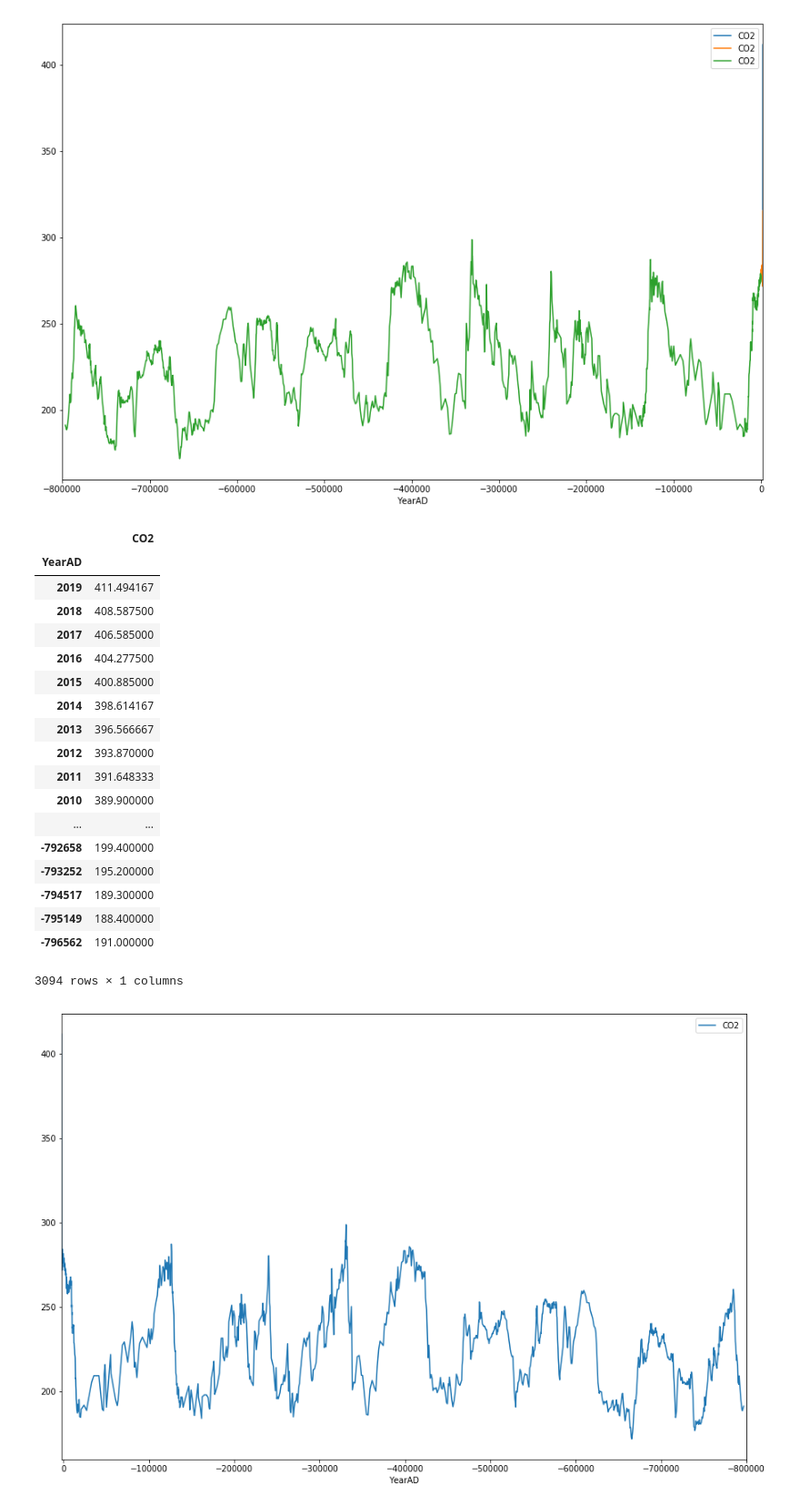
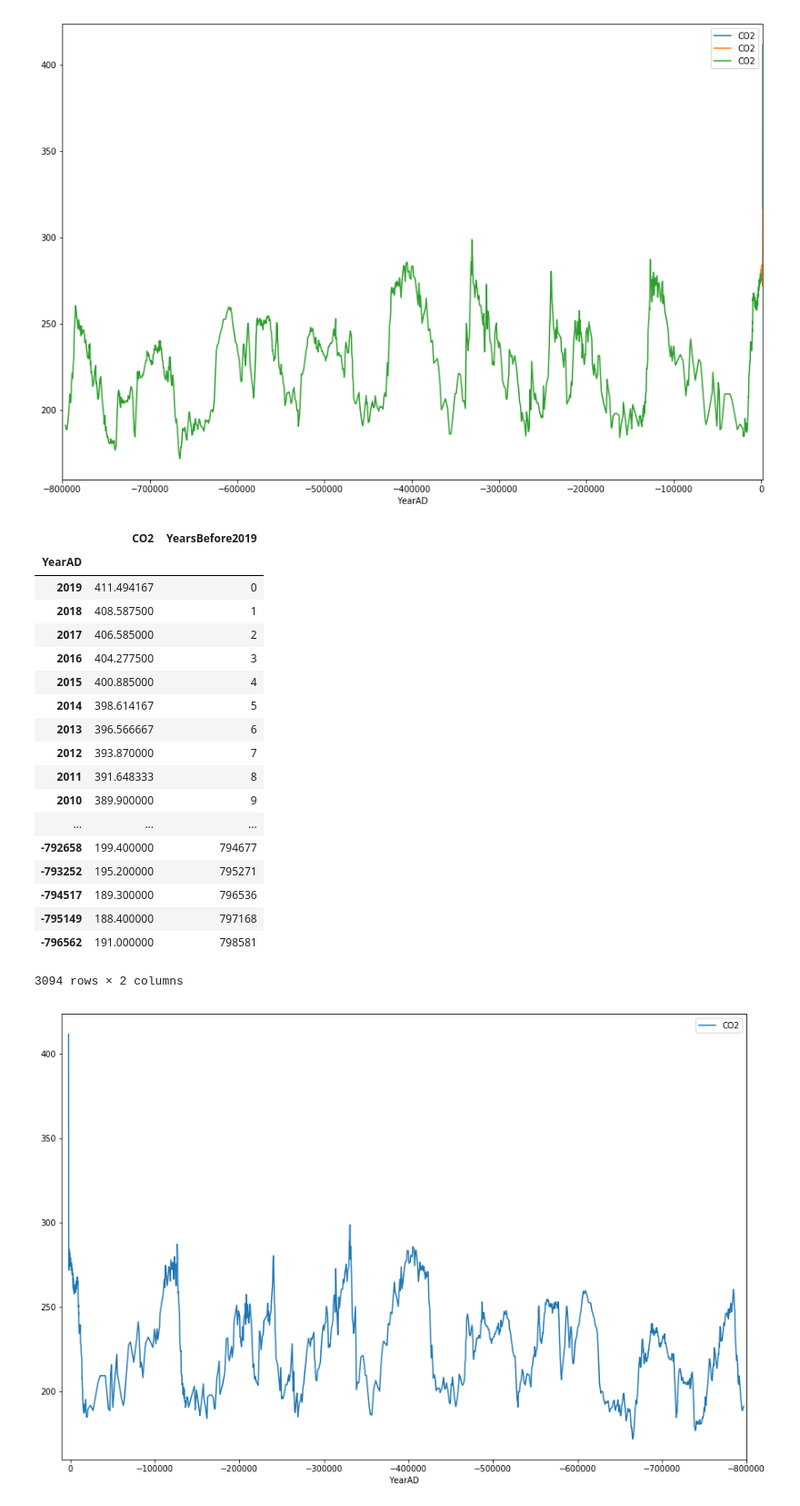
Before and after one commit to aatishb/CO2Data, a Jupyter notebook: Parse CO2 Data.ipynb, the cells around one changed output. Shown at 91% size. Saved outputs shown, nothing was run; the diff lists cells and outputs as text; code cells hidden in the pictures.

```diff
--- a/Parse CO2 Data.ipynb
+++ b/Parse CO2 Data.ipynb
@@ -146,29 +146,30 @@ plt.show()
 [figure]
 # %%
 exportData = pd.concat([exportData1, exportData2, exportData3]).sort_index(ascending = False)
+exportData['YearsBefore2019'] = 2019 - exportData.index
 exportData
 # %% [output]
-|  | CO2 |
-| YearAD |  |
-| 2019 | 411.494167 |
-| 2018 | 408.587500 |
-| 2017 | 406.585000 |
-| 2016 | 404.277500 |
-| 2015 | 400.885000 |
-| 2014 | 398.614167 |
-| 2013 | 396.566667 |
-| 2012 | 393.870000 |
-| 2011 | 391.648333 |
-| 2010 | 389.900000 |
-| ... | ... |
-| -792658 | 199.400000 |
-| -793252 | 195.200000 |
-| -794517 | 189.300000 |
-| -795149 | 188.400000 |
-| -796562 | 191.000000 |
+|  | CO2 | YearsBefore2019 |
+| YearAD |  |  |
+| 2019 | 411.494167 | 0 |
+| 2018 | 408.587500 | 1 |
+| 2017 | 406.585000 | 2 |
+| 2016 | 404.277500 | 3 |
+| 2015 | 400.885000 | 4 |
+| 2014 | 398.614167 | 5 |
+| 2013 | 396.566667 | 6 |
+| 2012 | 393.870000 | 7 |
+| 2011 | 391.648333 | 8 |
+| 2010 | 389.900000 | 9 |
+| ... | ... | ... |
+| -792658 | 199.400000 | 794677 |
+| -793252 | 195.200000 | 795271 |
+| -794517 | 189.300000 | 796536 |
+| -795149 | 188.400000 | 797168 |
+| -796562 | 191.000000 | 798581 |
-3094 rows × 1 columns
+3094 rows × 2 columns
 # %%
-exportData.plot(figsize=(15,10), xlim=[2019,-800000])
+exportData.plot(y = 'CO2', figsize=(15,10), xlim=[10000,-800000])
 plt.show()
 # %% [output]
-[figure, old version]
+[figure, new version]
```
Also changed, not shown: parts of 1 cell of this notebook, 1 other file.
